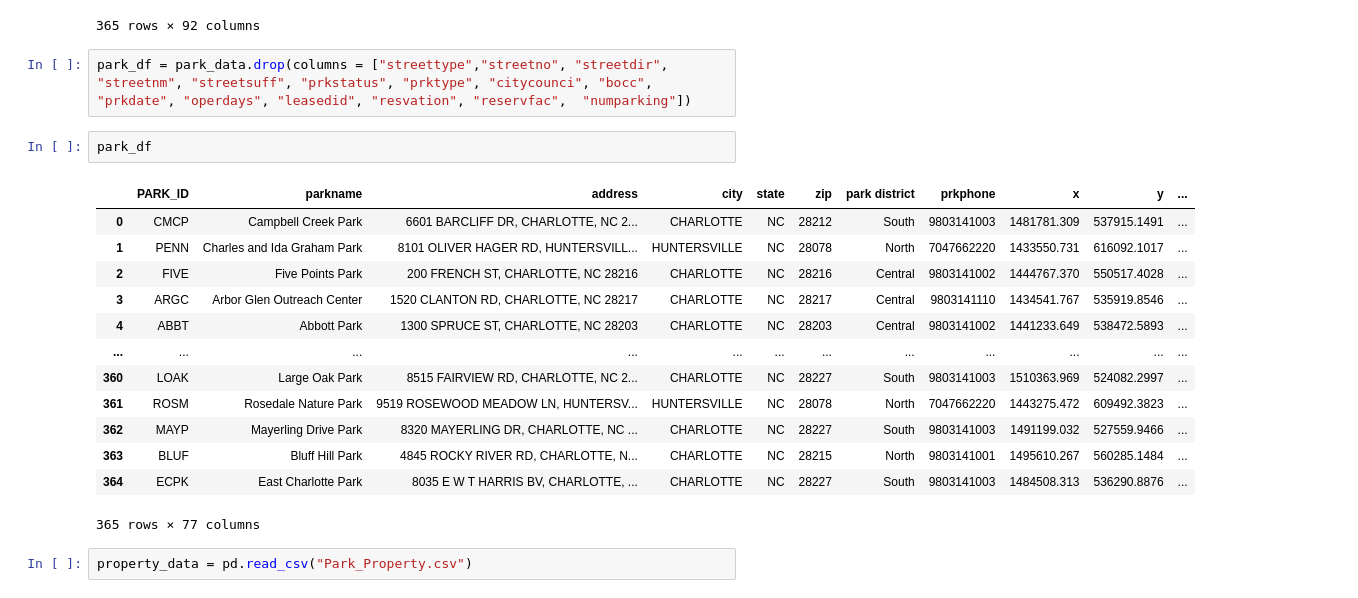
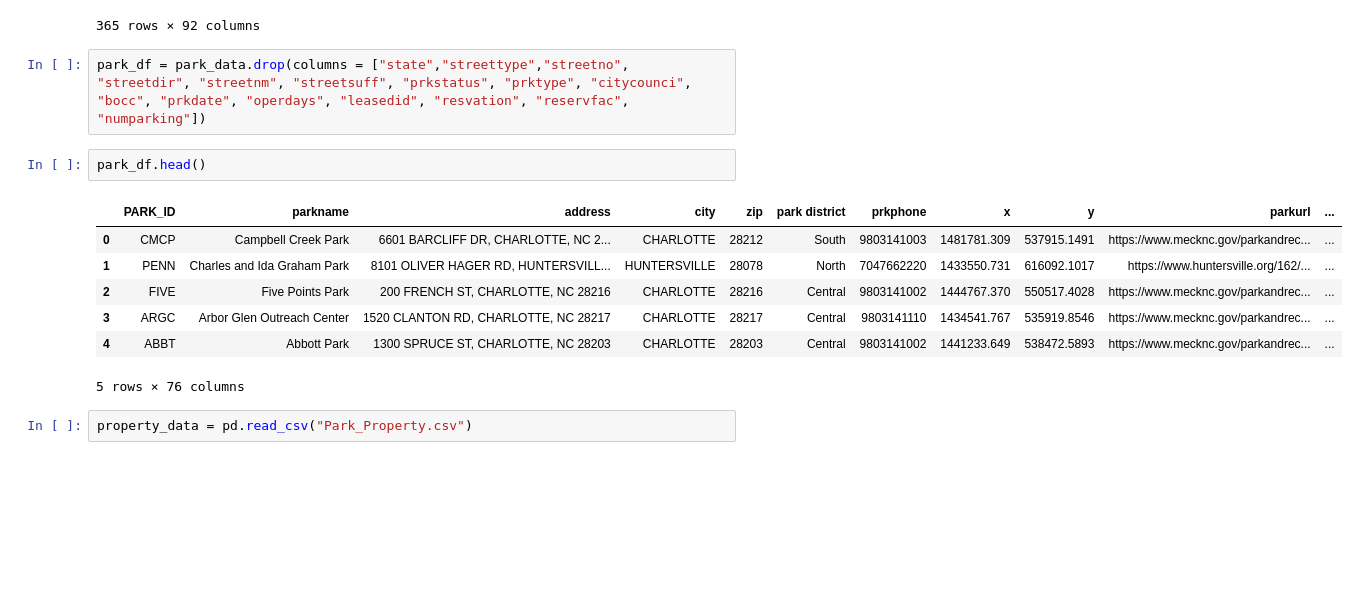
Before and after one commit to asosatrejo/park-project, a Jupyter notebook: Resources/Park-Project.ipynb, the cells around one changed output. Drawn from its saved outputs; the diff is of its cells as text; blank space fills up the shorter version.

Commit message:
update column headings

```diff
--- a/Resources/Park-Project.ipynb
+++ b/Resources/Park-Project.ipynb
@@ -21,23 +21,17 @@ park_data
 | 364 | ECPK | East Charlotte Park | 8035 E W T HARRIS BV, CHARLOTTE, ... | 0 | E | W T HARRIS | BV | NaN | CHARLOTTE | NC | ... |
 365 rows × 92 columns
 # %%
-park_df = park_data.drop(columns = ["streettype","streetno", "streetdir", "streetnm", "streetsuff", "prkstatus", "prktype", "citycounci", "bocc", "prkdate", "operdays", "leasedid", "resvation", "reservfac",  "numparking"])
+park_df = park_data.drop(columns = ["state","streettype","streetno", "streetdir", "streetnm", "streetsuff", "prkstatus", "prktype", "citycounci", "bocc", "prkdate", "operdays", "leasedid", "resvation", "reservfac",  "numparking"])
 # %%
-park_df
+park_df.head()
 # %% [output]
-|  | PARK_ID | parkname | address | city | state | zip | park district | prkphone | x | y | ... |
-| 0 | CMCP | Campbell Creek Park | 6601 BARCLIFF DR, CHARLOTTE, NC 2... | CHARLOTTE | NC | 28212 | South | 9803141003 | 1481781.309 | 537915.1491 | ... |
-| 1 | PENN | Charles and Ida Graham Park | 8101 OLIVER HAGER RD, HUNTERSVILL... | HUNTERSVILLE | NC | 28078 | North | 7047662220 | 1433550.731 | 616092.1017 | ... |
-| 2 | FIVE | Five Points Park | 200 FRENCH ST, CHARLOTTE, NC 28216 | CHARLOTTE | NC | 28216 | Central | 9803141002 | 1444767.370 | 550517.4028 | ... |
-| 3 | ARGC | Arbor Glen Outreach Center | 1520 CLANTON RD, CHARLOTTE, NC 28217 | CHARLOTTE | NC | 28217 | Central | 9803141110 | 1434541.767 | 535919.8546 | ... |
-| 4 | ABBT | Abbott Park | 1300 SPRUCE ST, CHARLOTTE, NC 28203 | CHARLOTTE | NC | 28203 | Central | 9803141002 | 1441233.649 | 538472.5893 | ... |
-| ... | ... | ... | ... | ... | ... | ... | ... | ... | ... | ... | ... |
-| 360 | LOAK | Large Oak Park | 8515 FAIRVIEW RD, CHARLOTTE, NC 2... | CHARLOTTE | NC | 28227 | South | 9803141003 | 1510363.969 | 524082.2997 | ... |
-| 361 | ROSM | Rosedale Nature Park | 9519 ROSEWOOD MEADOW LN, HUNTERSV... | HUNTERSVILLE | NC | 28078 | North | 7047662220 | 1443275.472 | 609492.3823 | ... |
-| 362 | MAYP | Mayerling Drive Park | 8320 MAYERLING DR, CHARLOTTE, NC ... | CHARLOTTE | NC | 28227 | South | 9803141003 | 1491199.032 | 527559.9466 | ... |
-| 363 | BLUF | Bluff Hill Park | 4845 ROCKY RIVER RD, CHARLOTTE, N... | CHARLOTTE | NC | 28215 | North | 9803141001 | 1495610.267 | 560285.1484 | ... |
-| 364 | ECPK | East Charlotte Park | 8035 E W T HARRIS BV, CHARLOTTE, ... | CHARLOTTE | NC | 28227 | South | 9803141003 | 1484508.313 | 536290.8876 | ... |
+|  | PARK_ID | parkname | address | city | zip | park district | prkphone | x | y | parkurl | ... |
+| 0 | CMCP | Campbell Creek Park | 6601 BARCLIFF DR, CHARLOTTE, NC 2... | CHARLOTTE | 28212 | South | 9803141003 | 1481781.309 | 537915.1491 | https://www.mecknc.gov/parkandrec... | ... |
+| 1 | PENN | Charles and Ida Graham Park | 8101 OLIVER HAGER RD, HUNTERSVILL... | HUNTERSVILLE | 28078 | North | 7047662220 | 1433550.731 | 616092.1017 | https://www.huntersville.org/162/... | ... |
+| 2 | FIVE | Five Points Park | 200 FRENCH ST, CHARLOTTE, NC 28216 | CHARLOTTE | 28216 | Central | 9803141002 | 1444767.370 | 550517.4028 | https://www.mecknc.gov/parkandrec... | ... |
+| 3 | ARGC | Arbor Glen Outreach Center | 1520 CLANTON RD, CHARLOTTE, NC 28217 | CHARLOTTE | 28217 | Central | 9803141110 | 1434541.767 | 535919.8546 | https://www.mecknc.gov/parkandrec... | ... |
+| 4 | ABBT | Abbott Park | 1300 SPRUCE ST, CHARLOTTE, NC 28203 | CHARLOTTE | 28203 | Central | 9803141002 | 1441233.649 | 538472.5893 | https://www.mecknc.gov/parkandrec... | ... |
-365 rows × 77 columns
+5 rows × 76 columns
 # %%
 property_data = pd.read_csv("Park_Property.csv")
 # %%
```
Also changed, not shown: parts of 7 cells of this notebook, 2 other files.
